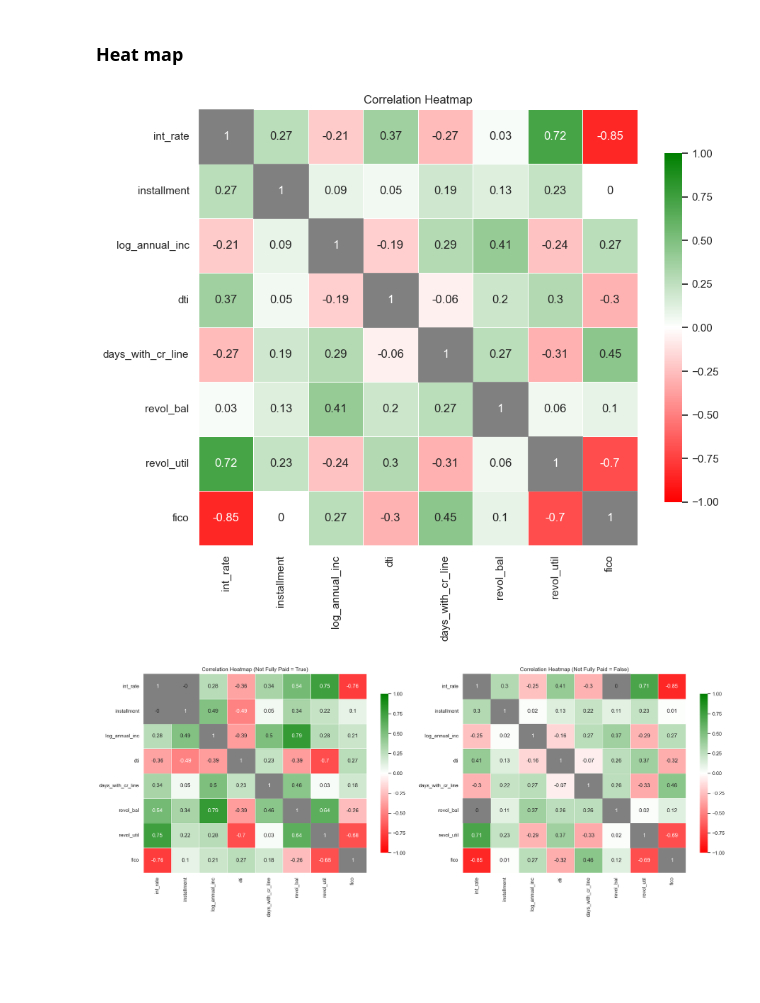
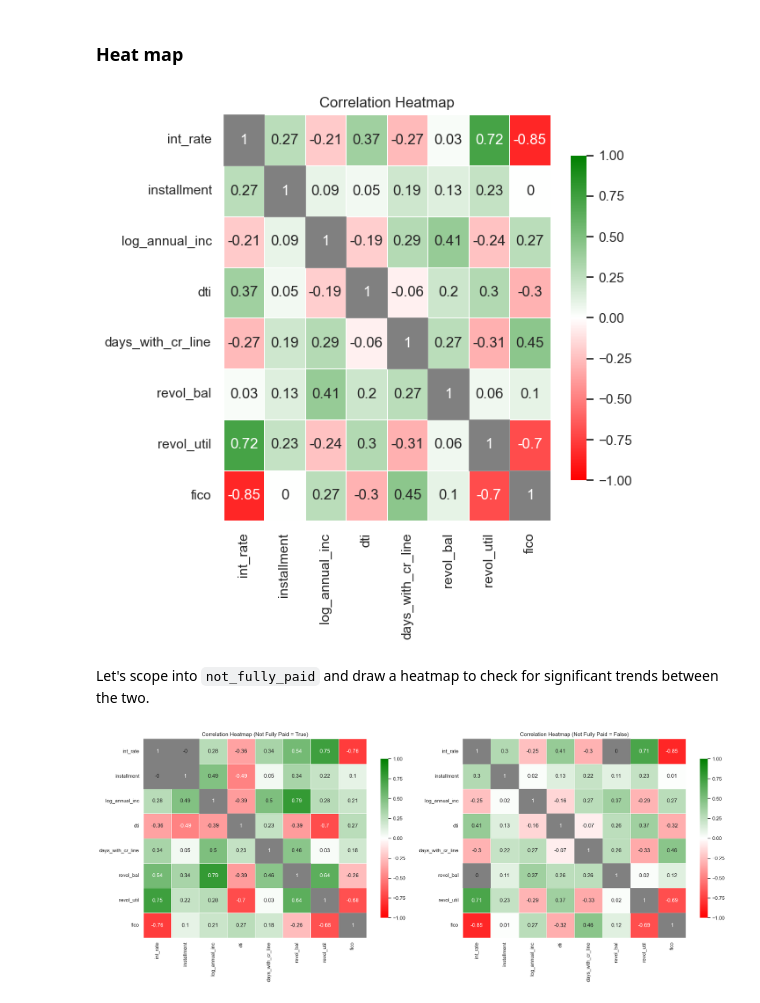
Before and after one commit to krshirkoohi/Loan-Default-Data-Analysis, a Jupyter notebook: LoanDefaultDataAnalysis.ipynb, the cells around one changed output. Drawn from its saved outputs; the diff is of its cells as text; code cells hidden in the pictures; blank space fills up the shorter version.

Commit message:
heatmap nicer

```diff
--- a/LoanDefaultDataAnalysis.ipynb
+++ b/LoanDefaultDataAnalysis.ipynb
@@ -385,30 +385,32 @@ sns.pairplot(df)
 # %%
 from matplotlib.colors import LinearSegmentedColormap
 
 # Compute the correlation matrix and round it to 2 decimal places
 corr_matrix = round(df_num.corr(), 2)
 
 # Create a custom colormap from red to white to green
 cmap = LinearSegmentedColormap.from_list('custom_cmap',
                                          ['red', 'white', 'green'],
                                          N=256)
 
 # Plot the heatmap
-plt.figure(figsize=(10, 8))
+plt.figure(figsize=(6, 6))
 heatmap = sns.heatmap(corr_matrix, annot=True, cmap=cmap, center=0, vmin=-1, vmax=1,
                       linewidths=0.5, linecolor='white', cbar_kws={"shrink": .8})
 
 # Grey out the values equal to 1
 for i in range(len(corr_matrix)):
     for j in range(len(corr_matrix)):
         if corr_matrix.iloc[i, j] == 1:
             heatmap.add_patch(plt.Rectangle((j, i), 1, 1, fill=True, color='grey', edgecolor='white', lw=0.5))
 
 # Customize the heatmap
 plt.title('Correlation Heatmap')
 plt.show()
 # %% [output]
-[figure, old version]
+[figure, new version]
+# %% [markdown]
+Let's scope into `not_fully_paid` and draw a heatmap to check for significant trends between the two.
 # %%
 from matplotlib.colors import LinearSegmentedColormap
 
```
Also changed, not shown: parts of 5 cells of this notebook.
